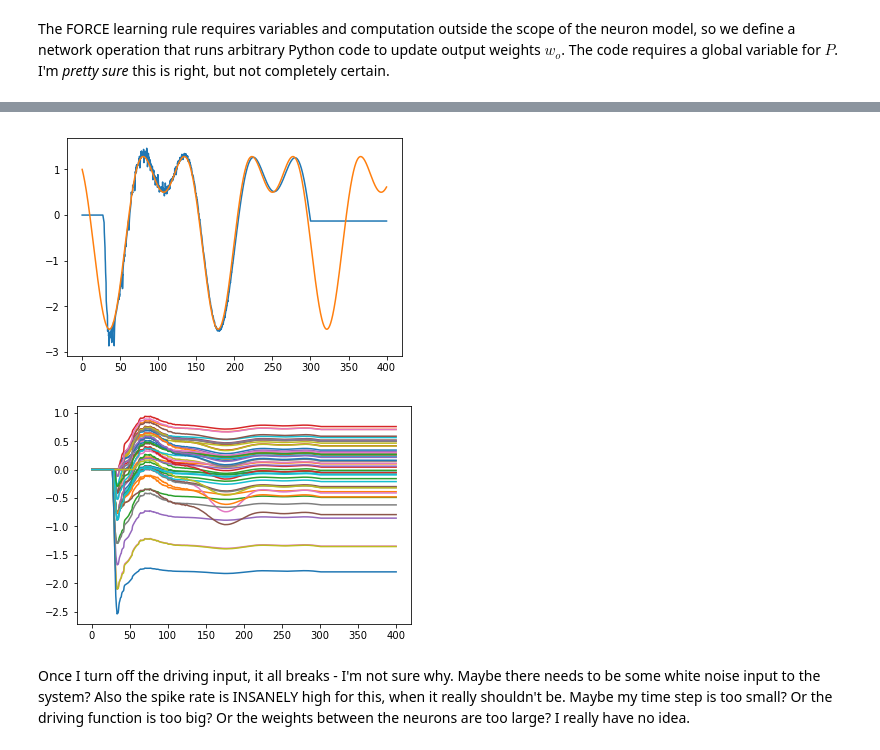
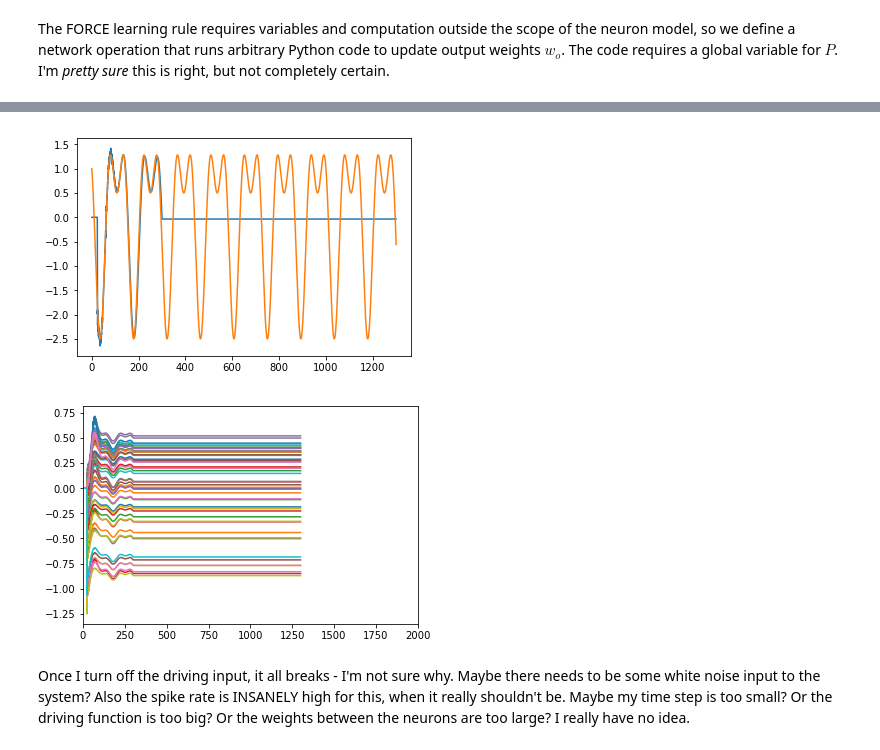
Before and after one commit to acellon/emc-brian-docker, a Jupyter notebook: src/emc-final-project.ipynb, the cells around one changed output, grey strips where cells are left out. Saved outputs shown, nothing was run; the diff lists cells and outputs as text; code cells hidden in the pictures.

```diff
--- a/src/emc-final-project.ipynb
+++ b/src/emc-final-project.ipynb
@@ -252,14 +282,15 @@ show()
 # %%
 plot(outMon.t/ms, outMon.z.flatten())
-plot(inMon.t/ms, inMon.F.flatten())
+plot(outMon.t/ms, cos(28 * pi * Hz * outMon.t) - 1.5 * sin(14 * pi * Hz * outMon.t))
 show()
 # %% [output]
-[figure, old version]
+[figure, new version]
 # %%
 for i in range(N):
     plot(woMon.t/ms,woMon.wo[i])
+xlim([0,2000])
 show()
 # %% [output]
-[figure, old version]
+[figure, new version]
 # %% [markdown]
 Once I turn off the driving input, it all breaks - I'm not sure why. Maybe there needs to be some white noise input to the system? Also the spike rate is INSANELY high for this, when it really shouldn't be. Maybe my time step is too small? Or the driving function is too big? Or the weights between the neurons are too large? I really have no idea.
```
Also changed, not shown: parts of 20 cells of this notebook.
